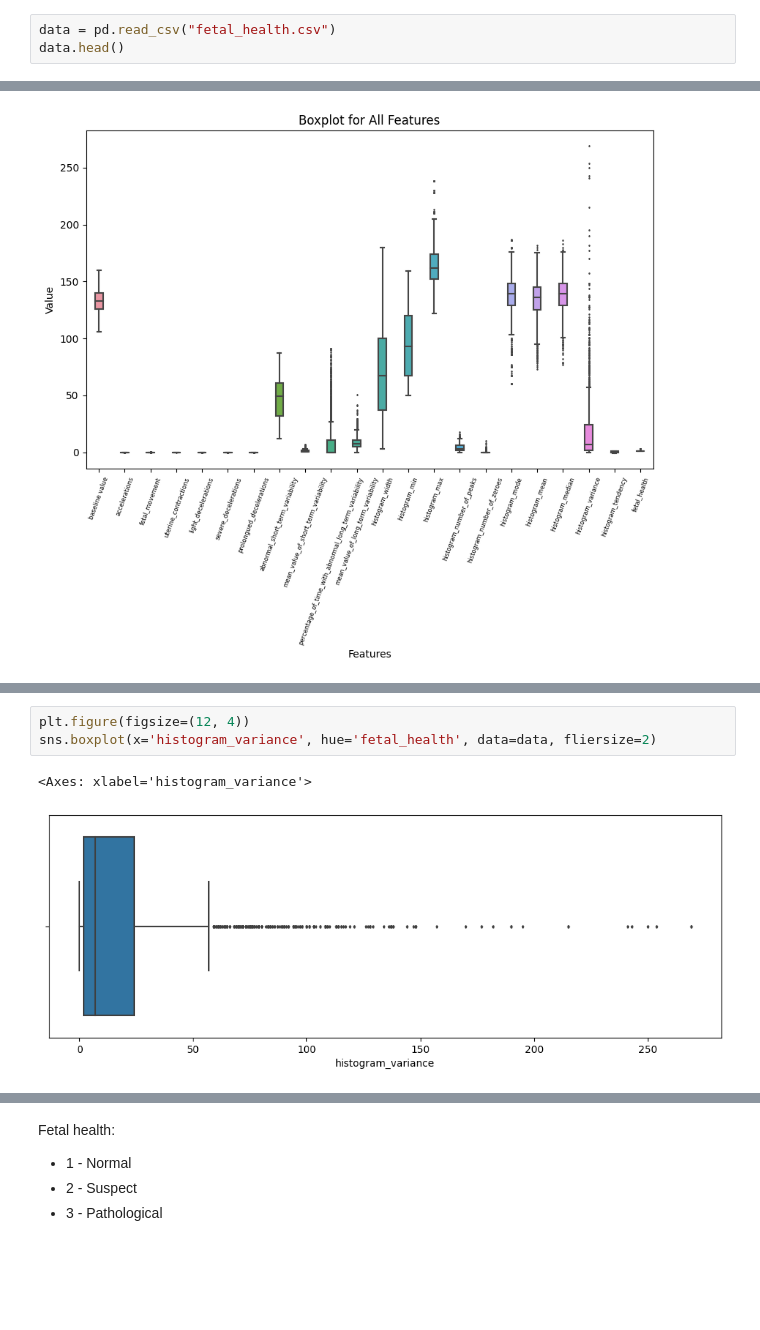
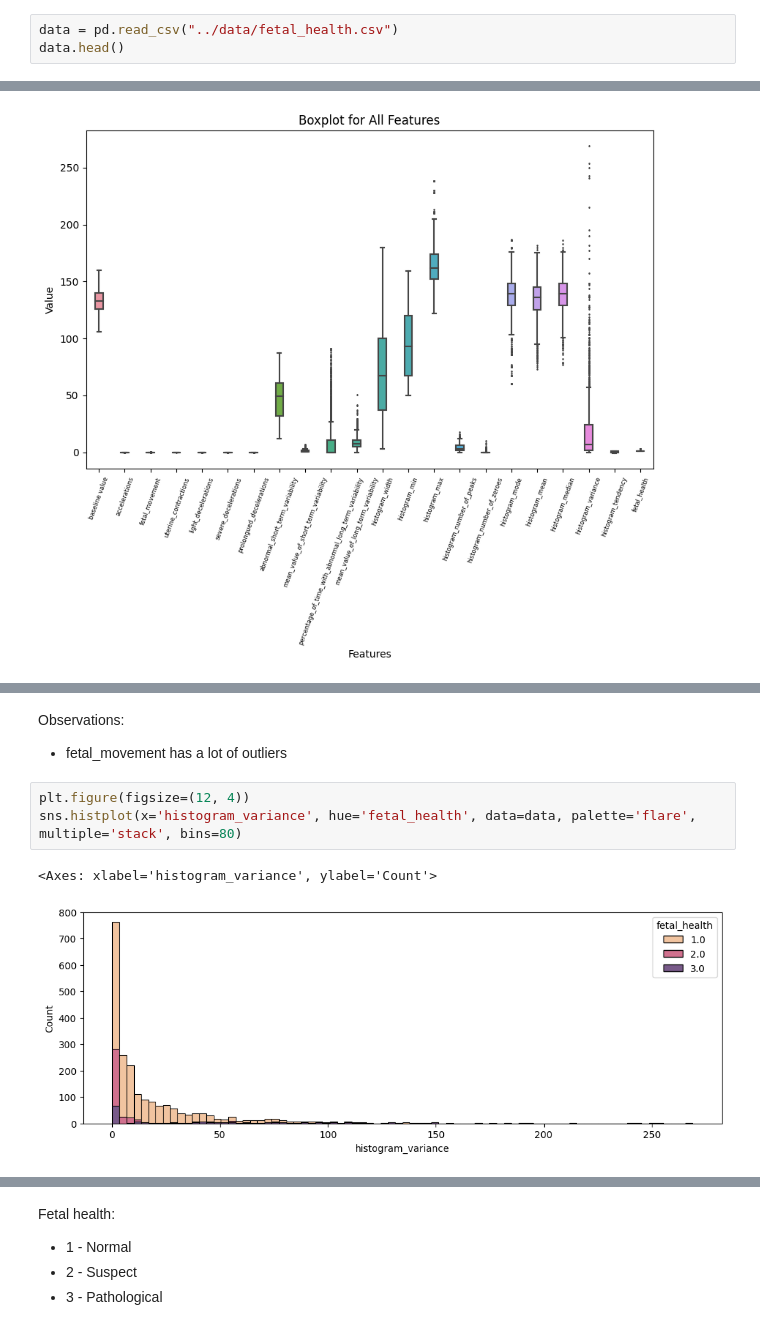
Before and after one commit to AdithyaViswanathan1/Fetal-Health-Classification, a Jupyter notebook: notebooks/eda.ipynb, the cells around one changed output, grey strips where cells are left out. Drawn from its saved outputs; the diff is of its cells as text; blank space fills up the shorter version.

```diff
--- a/notebooks/eda.ipynb
+++ b/notebooks/eda.ipynb
@@ -17,7 +18,7 @@ Cardiotocography (CTG) is a technical means of recording (-graphy) the fetal hea
 # %% [markdown]
 # Data Initialization
 # %%
-data = pd.read_csv("fetal_health.csv")
+data = pd.read_csv("../data/fetal_health.csv")
 data.head()
 # %% [output]
 |  | baseline value | accelerations | fetal_movement | uterine_contractions | light_decelerations | ... |
@@ -111,6 +131,9 @@ histogram_variance feature has a lot of outliers, as shown by the boxplot above.
+# %% [markdown]
+Observations:
+- fetal_movement has a lot of outliers
 # %%
 plt.figure(figsize=(12, 4))
-sns.boxplot(x='histogram_variance', hue='fetal_health', data=data, fliersize=2)
+sns.histplot(x='histogram_variance', hue='fetal_health', data=data, palette='flare', multiple='stack', bins=80)
 # %% [output]
-<Axes: xlabel='histogram_variance'>
+<Axes: xlabel='histogram_variance', ylabel='Count'>
-[figure, old version]
+[figure, new version]
```
Also changed, not shown: parts of 31 cells of this notebook, 1 other file.
